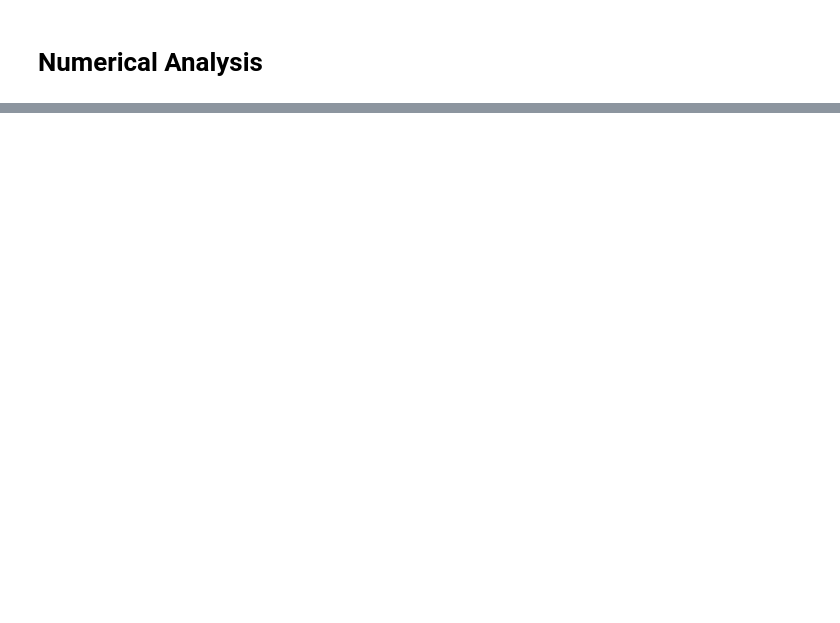
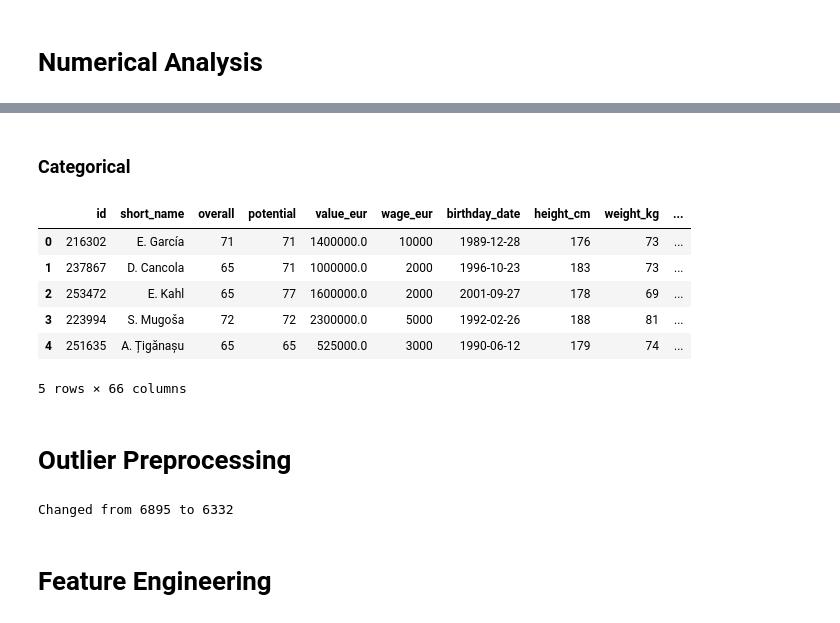
Before and after one commit to DenisProcyon/ML_proj2, a Jupyter notebook: src/main.ipynb, the cells around one changed output, grey strips where cells are left out. Saved outputs shown, nothing was run; the diff lists cells and outputs as text; code cells hidden in the pictures; blank space fills up the shorter version.

```diff
--- a/src/main.ipynb
+++ b/src/main.ipynb
@@ -238,0 +333,10 @@ Highly correlated pairs:
+# %%
+numeric_columns = train_data.select_dtypes(include=["float64", "int64"]).columns
+
+for column in numeric_columns:
+    if train_data[column].isna().sum() > 0:
+        train_data[column] = fill_nan_with_reg(train_data.copy(), column, correlation_matrix.copy(), corr_threshold=0.8)
+
+nan_counts = train_data.isna().sum()
+columns_with_nan = nan_counts[nan_counts > 0]
+print(columns_with_nan)
@@ -238,0 +361,14 @@ Highly correlated pairs:
+# %% [markdown]
+### Categorical
+# %%
+train_data.head()
+# %% [output]
+|  | id | short_name | overall | potential | value_eur | wage_eur | birthday_date | height_cm | weight_kg | ... |
+| 0 | 216302 | E. García | 71 | 71 | 1400000.0 | 10000 | 1989-12-28 | 176 | 73 | ... |
+| 1 | 237867 | D. Cancola | 65 | 71 | 1000000.0 | 2000 | 1996-10-23 | 183 | 73 | ... |
+| 2 | 253472 | E. Kahl | 65 | 77 | 1600000.0 | 2000 | 2001-09-27 | 178 | 69 | ... |
+| 3 | 223994 | S. Mugoša | 72 | 72 | 2300000.0 | 5000 | 1992-02-26 | 188 | 81 | ... |
+| 4 | 251635 | A. Țigănașu | 65 | 65 | 525000.0 | 3000 | 1990-06-12 | 179 | 74 | ... |
+5 rows × 66 columns
+# %% [markdown]
+# Outlier Preprocessing
@@ -238,0 +400,10 @@ Highly correlated pairs:
+# %%
+before_preprocessing_length = len(train_data)
+
+train_data = remove_outliers(train_data, "zscore", 4)
+
+print(f'Changed from {before_preprocessing_length} to {len(train_data)}')
+# %% [output]
+Changed from 6895 to 6332
+# %% [markdown]
+# Feature Engineering
```
Also changed, not shown: parts of 40 cells of this notebook, 4 other files.
